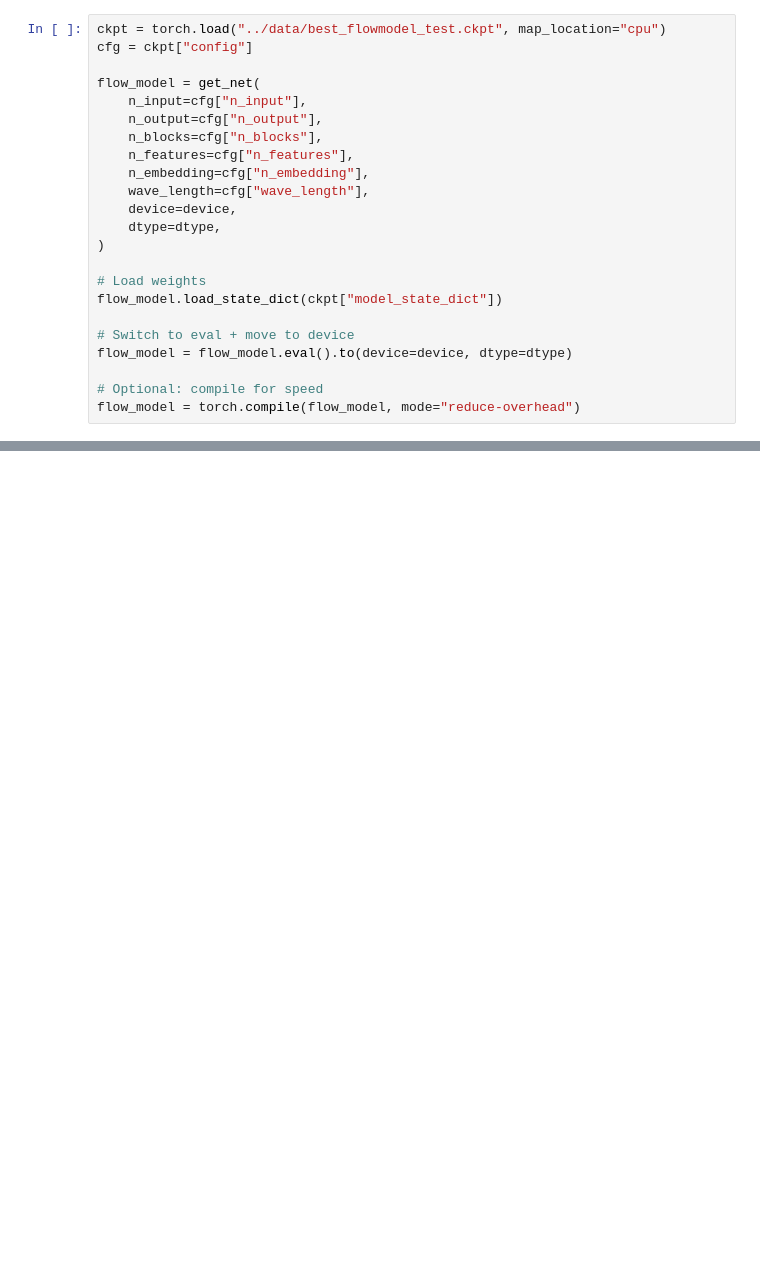
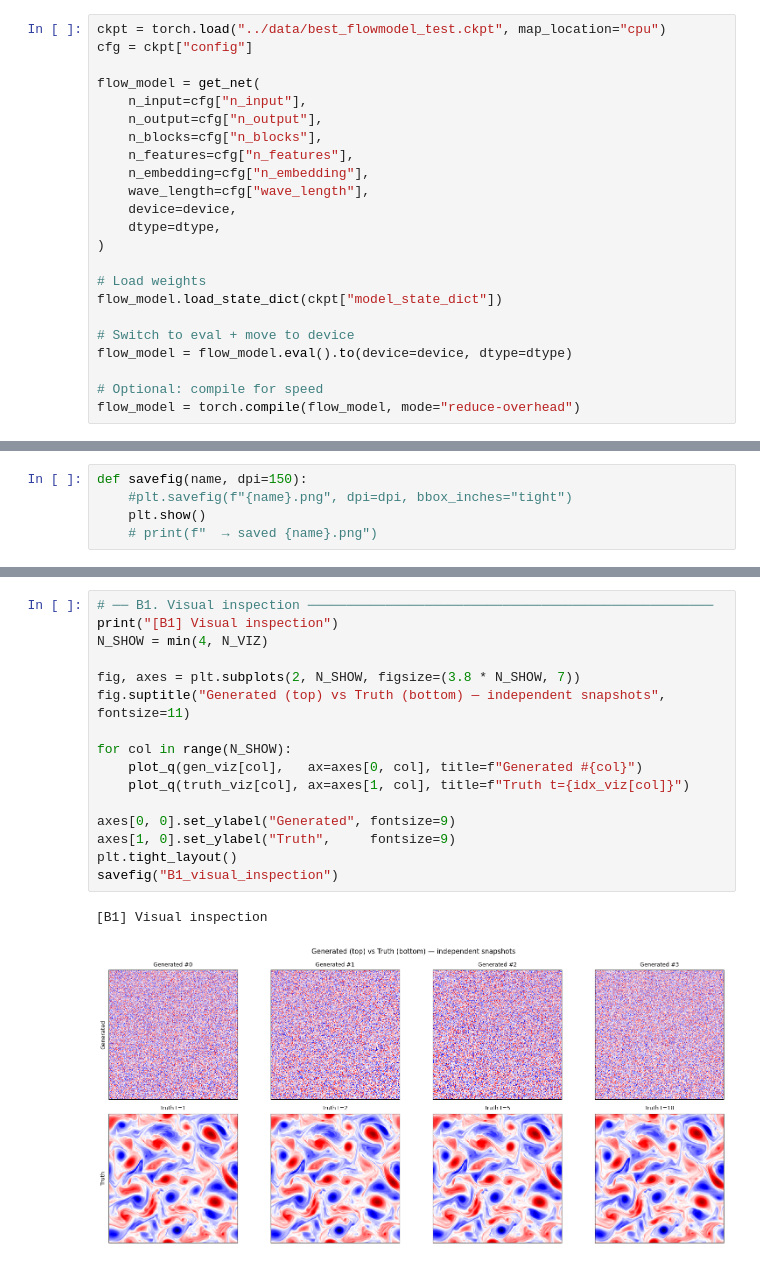
Before and after one commit to zelk-oss/forecasting, a Jupyter notebook: part3_uncond_flow_testing.ipynb, the cells around one changed output, grey strips where cells are left out. Saved outputs shown, nothing was run; the diff lists cells and outputs as text; blank space fills up the shorter version.

```diff
--- a/part3_uncond_flow_testing.ipynb
+++ b/part3_uncond_flow_testing.ipynb
@@ -438,0 +296,5 @@ for i, td in enumerate([0, 4, 8, 20, 40, 60]):
+# %%
+def savefig(name, dpi=150):
+    #plt.savefig(f"{name}.png", dpi=dpi, bbox_inches="tight")
+    plt.show()
+    # print(f"  → saved {name}.png")
@@ -438,0 +443,19 @@ for i, td in enumerate([0, 4, 8, 20, 40, 60]):
+# %%
+# ── B1. Visual inspection ────────────────────────────────────────────────────
+print("[B1] Visual inspection")
+N_SHOW = min(4, N_VIZ)
+
+fig, axes = plt.subplots(2, N_SHOW, figsize=(3.8 * N_SHOW, 7))
+fig.suptitle("Generated (top) vs Truth (bottom) — independent snapshots", fontsize=11)
+
+for col in range(N_SHOW):
+    plot_q(gen_viz[col],   ax=axes[0, col], title=f"Generated #{col}")
+    plot_q(truth_viz[col], ax=axes[1, col], title=f"Truth t={idx_viz[col]}")
+
+axes[0, 0].set_ylabel("Generated", fontsize=9)
+axes[1, 0].set_ylabel("Truth",     fontsize=9)
+plt.tight_layout()
+savefig("B1_visual_inspection")
+# %% [output]
+[B1] Visual inspection
+[figure, added]
```
Also changed, not shown: parts of 43 cells of this notebook, 1 other file.
